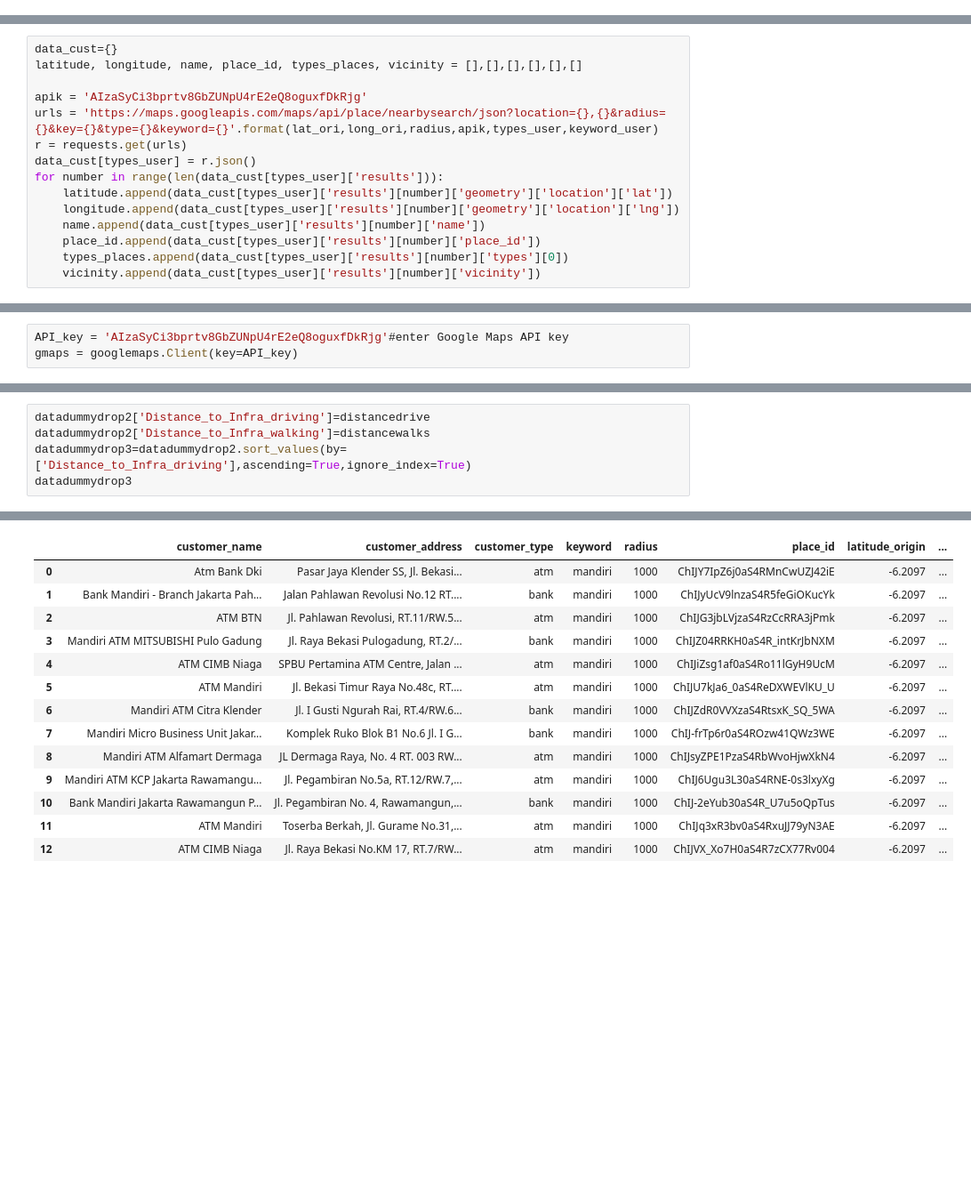
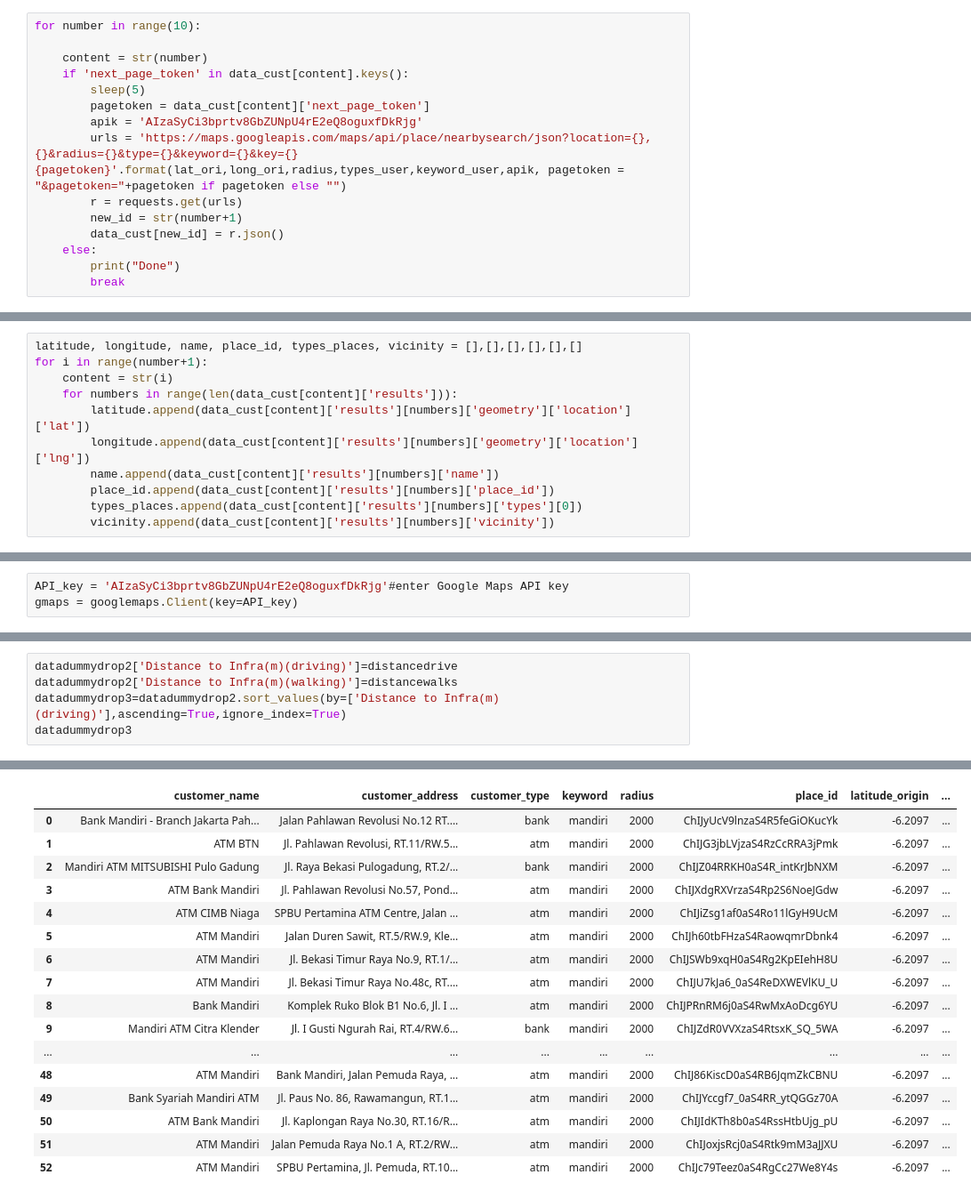
Before and after one commit to shafwany/scrapping, a Jupyter notebook: coba input.ipynb, the cells around one changed output, grey strips where cells are left out. Shown at 89% size. Drawn from its saved outputs; the diff is of its cells as text; blank space fills up the shorter version.

```diff
--- a/coba input.ipynb
+++ b/coba input.ipynb
@@ -20,0 +32,15 @@ Masukkan keyword:mandiri
+# %%
+for number in range(10):
+
+    content = str(number)
+    if 'next_page_token' in data_cust[content].keys():
+        sleep(5)
+        pagetoken = data_cust[content]['next_page_token']
+        apik = 'AIzaSyCi3bprtv8GbZUNpU4rE2eQ8oguxfDkRjg'
+        urls = 'https://maps.googleapis.com/maps/api/place/nearbysearch/json?location={},{}&radius={}&type={}&keyword={}&key={}{pagetoken}'.format(lat_ori,long_ori,radius,types_user,keyword_user,apik, pagetoken = "&pagetoken="+pagetoken if pagetoken else "")
+        r = requests.get(urls)
+        new_id = str(number+1)
+        data_cust[new_id] = r.json()
+    else:
+        print("Done")
+        break
@@ -21,18 +49,14 @@ Masukkan keyword:mandiri
 # %%
-data_cust={}
 latitude, longitude, name, place_id, types_places, vicinity = [],[],[],[],[],[]
-
-apik = 'AIzaSyCi3bprtv8GbZUNpU4rE2eQ8oguxfDkRjg'
-urls = 'https://maps.googleapis.com/maps/api/place/nearbysearch/json?location={},{}&radius={}&key={}&type={}&keyword={}'.format(lat_ori,long_ori,radius,apik,types_user,keyword_user)
-r = requests.get(urls)
-data_cust[types_user] = r.json()
-for number in range(len(data_cust[types_user]['results'])):
-    latitude.append(data_cust[types_user]['results'][number]['geometry']['location']['lat'])
-    longitude.append(data_cust[types_user]['results'][number]['geometry']['location']['lng'])
-    name.append(data_cust[types_user]['results'][number]['name'])
-    place_id.append(data_cust[types_user]['results'][number]['place_id'])
-    types_places.append(data_cust[types_user]['results'][number]['types'][0])
-    vicinity.append(data_cust[types_user]['results'][number]['vicinity'])
+for i in range(number+1):
+    content = str(i)
+    for numbers in range(len(data_cust[content]['results'])):
+        latitude.append(data_cust[content]['results'][numbers]['geometry']['location']['lat'])
+        longitude.append(data_cust[content]['results'][numbers]['geometry']['location']['lng'])
+        name.append(data_cust[content]['results'][numbers]['name'])
+        place_id.append(data_cust[content]['results'][numbers]['place_id'])
+        types_places.append(data_cust[content]['results'][numbers]['types'][0])
+        vicinity.append(data_cust[content]['results'][numbers]['vicinity'])
 # %%
 datacustype = pd.DataFrame({'customer_name':name,'customer_address':vicinity,'customer_type':types_places,'place_id':place_id,
                             'keyword':keyword_user,'radius':radius,'latitude_origin':lat_ori,'longitude_origin':long_ori,'latitude_destination':latitude,
@@ -226,31 +272,34 @@ for number in range(datadummydrop2.shape[0]):
     distancedrive.append(result)
     distancewalks.append(result1)
 # %%
-datadummydrop2['Distance_to_Infra_driving']=distancedrive
-datadummydrop2['Distance_to_Infra_walking']=distancewalks
-datadummydrop3=datadummydrop2.sort_values(by=['Distance_to_Infra_driving'],ascending=True,ignore_index=True)
+datadummydrop2['Distance to Infra(m)(driving)']=distancedrive
+datadummydrop2['Distance to Infra(m)(walking)']=distancewalks
+datadummydrop3=datadummydrop2.sort_values(by=['Distance to Infra(m)(driving)'],ascending=True,ignore_index=True)
 datadummydrop3
 # %% [output]
 A value is trying to be set on a copy of a slice from a DataFrame.
 Try using .loc[row_indexer,col_indexer] = value instead
 
 See the caveats in the documentation: https://pandas.pydata.org/pandas-docs/stable/user_guide/indexing.html#returning-a-view-versus-a-copy
   """Entry point for launching an IPython kernel.
 A value is trying to be set on a copy of a slice from a DataFrame.
 Try using .loc[row_indexer,col_indexer] = value instead
 
 See the caveats in the documentation: https://pandas.pydata.org/pandas-docs/stable/user_guide/indexing.html#returning-a-view-versus-a-copy
 |  | customer_name | customer_address | customer_type | keyword | radius | place_id | latitude_origin | ... |
-| 0 | Atm Bank Dki | Pasar Jaya Klender SS, Jl. Bekasi... | atm | mandiri | 1000 | ChIJY7IpZ6j0aS4RMnCwUZJ42iE | -6.2097 | ... |
-| 1 | Bank Mandiri - Branch Jakarta Pah... | Jalan Pahlawan Revolusi No.12 RT.... | bank | mandiri | 1000 | ChIJyUcV9lnzaS4R5feGiOKucYk | -6.2097 | ... |
-| 2 | ATM BTN | Jl. Pahlawan Revolusi, RT.11/RW.5... | atm | mandiri | 1000 | ChIJG3jbLVjzaS4RzCcRRA3jPmk | -6.2097 | ... |
-| 3 | Mandiri ATM MITSUBISHI Pulo Gadung | Jl. Raya Bekasi Pulogadung, RT.2/... | bank | mandiri | 1000 | ChIJZ04RRKH0aS4R_intKrJbNXM | -6.2097 | ... |
-| 4 | ATM CIMB Niaga | SPBU Pertamina ATM Centre, Jalan ... | atm | mandiri | 1000 | ChIJiZsg1af0aS4Ro11lGyH9UcM | -6.2097 | ... |
-| 5 | ATM Mandiri | Jl. Bekasi Timur Raya No.48c, RT.... | atm | mandiri | 1000 | ChIJU7kJa6_0aS4ReDXWEVlKU_U | -6.2097 | ... |
-| 6 | Mandiri ATM Citra Klender | Jl. I Gusti Ngurah Rai, RT.4/RW.6... | bank | mandiri | 1000 | ChIJZdR0VVXzaS4RtsxK_SQ_5WA | -6.2097 | ... |
-| 7 | Mandiri Micro Business Unit Jakar... | Komplek Ruko Blok B1 No.6 Jl. I G... | bank | mandiri | 1000 | ChIJ-frTp6r0aS4ROzw41QWz3WE | -6.2097 | ... |
-| 8 | Mandiri ATM Alfamart Dermaga | JL Dermaga Raya, No. 4 RT. 003 RW... | atm | mandiri | 1000 | ChIJsyZPE1PzaS4RbWvoHjwXkN4 | -6.2097 | ... |
-| 9 | Mandiri ATM KCP Jakarta Rawamangu... | Jl. Pegambiran No.5a, RT.12/RW.7,... | atm | mandiri | 1000 | ChIJ6Ugu3L30aS4RNE-0s3lxyXg | -6.2097 | ... |
-| 10 | Bank Mandiri Jakarta Rawamangun P... | Jl. Pegambiran No. 4, Rawamangun,... | bank | mandiri | 1000 | ChIJ-2eYub30aS4R_U7u5oQpTus | -6.2097 | ... |
-| 11 | ATM Mandiri | Toserba Berkah, Jl. Gurame No.31,... | atm | mandiri | 1000 | ChIJq3xR3bv0aS4RxuJJ79yN3AE | -6.2097 | ... |
-| 12 | ATM CIMB Niaga | Jl. Raya Bekasi No.KM 17, RT.7/RW... | atm | mandiri | 1000 | ChIJVX_Xo7H0aS4R7zCX77Rv004 | -6.2097 | ... |
+| 0 | Bank Mandiri - Branch Jakarta Pah... | Jalan Pahlawan Revolusi No.12 RT.... | bank | mandiri | 2000 | ChIJyUcV9lnzaS4R5feGiOKucYk | -6.2097 | ... |
+| 1 | ATM BTN | Jl. Pahlawan Revolusi, RT.11/RW.5... | atm | mandiri | 2000 | ChIJG3jbLVjzaS4RzCcRRA3jPmk | -6.2097 | ... |
+| 2 | Mandiri ATM MITSUBISHI Pulo Gadung | Jl. Raya Bekasi Pulogadung, RT.2/... | bank | mandiri | 2000 | ChIJZ04RRKH0aS4R_intKrJbNXM | -6.2097 | ... |
+| 3 | ATM Bank Mandiri | Jl. Pahlawan Revolusi No.57, Pond... | atm | mandiri | 2000 | ChIJXdgRXVrzaS4Rp2S6NoeJGdw | -6.2097 | ... |
+| 4 | ATM CIMB Niaga | SPBU Pertamina ATM Centre, Jalan ... | atm | mandiri | 2000 | ChIJiZsg1af0aS4Ro11lGyH9UcM | -6.2097 | ... |
+| 5 | ATM Mandiri | Jalan Duren Sawit, RT.5/RW.9, Kle... | atm | mandiri | 2000 | ChIJh60tbFHzaS4RaowqmrDbnk4 | -6.2097 | ... |
+| 6 | ATM Mandiri | Jl. Bekasi Timur Raya No.9, RT.1/... | atm | mandiri | 2000 | ChIJSWb9xqH0aS4Rg2KpEIehH8U | -6.2097 | ... |
+| 7 | ATM Mandiri | Jl. Bekasi Timur Raya No.48c, RT.... | atm | mandiri | 2000 | ChIJU7kJa6_0aS4ReDXWEVlKU_U | -6.2097 | ... |
+| 8 | Bank Mandiri | Komplek Ruko Blok B1 No.6, Jl. I ... | atm | mandiri | 2000 | ChIJPRnRM6j0aS4RwMxAoDcg6YU | -6.2097 | ... |
+| 9 | Mandiri ATM Citra Klender | Jl. I Gusti Ngurah Rai, RT.4/RW.6... | bank | mandiri | 2000 | ChIJZdR0VVXzaS4RtsxK_SQ_5WA | -6.2097 | ... |
+| ... | ... | ... | ... | ... | ... | ... | ... | ... |
+| 48 | ATM Mandiri | Bank Mandiri, Jalan Pemuda Raya, ... | atm | mandiri | 2000 | ChIJ86KiscD0aS4RB6JqmZkCBNU | -6.2097 | ... |
+| 49 | Bank Syariah Mandiri ATM | Jl. Paus No. 86, Rawamangun, RT.1... | atm | mandiri | 2000 | ChIJYccgf7_0aS4RR_ytQGGz70A | -6.2097 | ... |
+| 50 | ATM Bank Mandiri | Jl. Kaplongan Raya No.30, RT.16/R... | atm | mandiri | 2000 | ChIJIdKTh8b0aS4RssHtbUjg_pU | -6.2097 | ... |
+| 51 | ATM Mandiri | Jalan Pemuda Raya No.1 A, RT.2/RW... | atm | mandiri | 2000 | ChIJoxjsRcj0aS4Rtk9mM3aJJXU | -6.2097 | ... |
+| 52 | ATM Mandiri | SPBU Pertamina, Jl. Pemuda, RT.10... | atm | mandiri | 2000 | ChIJc79Teez0aS4RgCc27We8Y4s | -6.2097 | ... |
```
Also changed, not shown: parts of 19 cells of this notebook.
